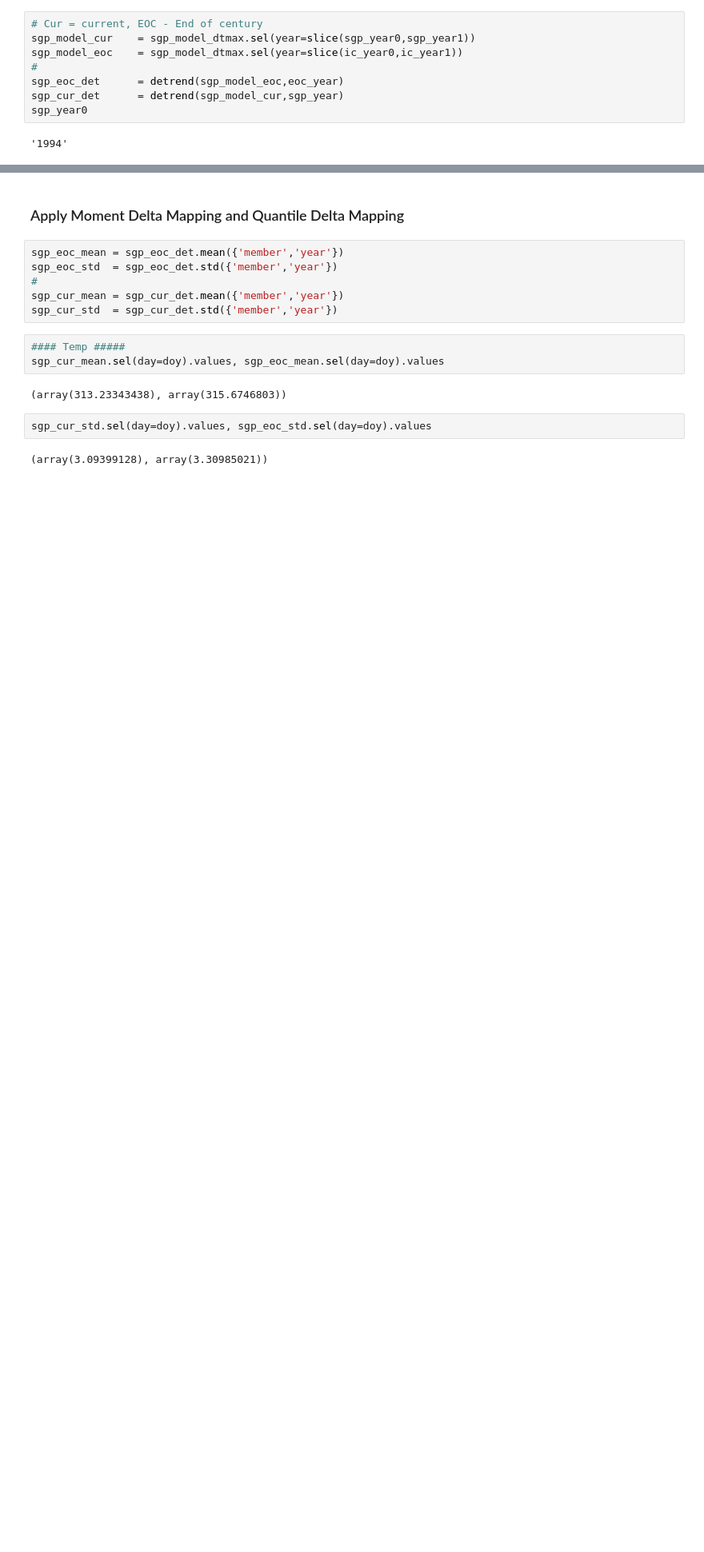
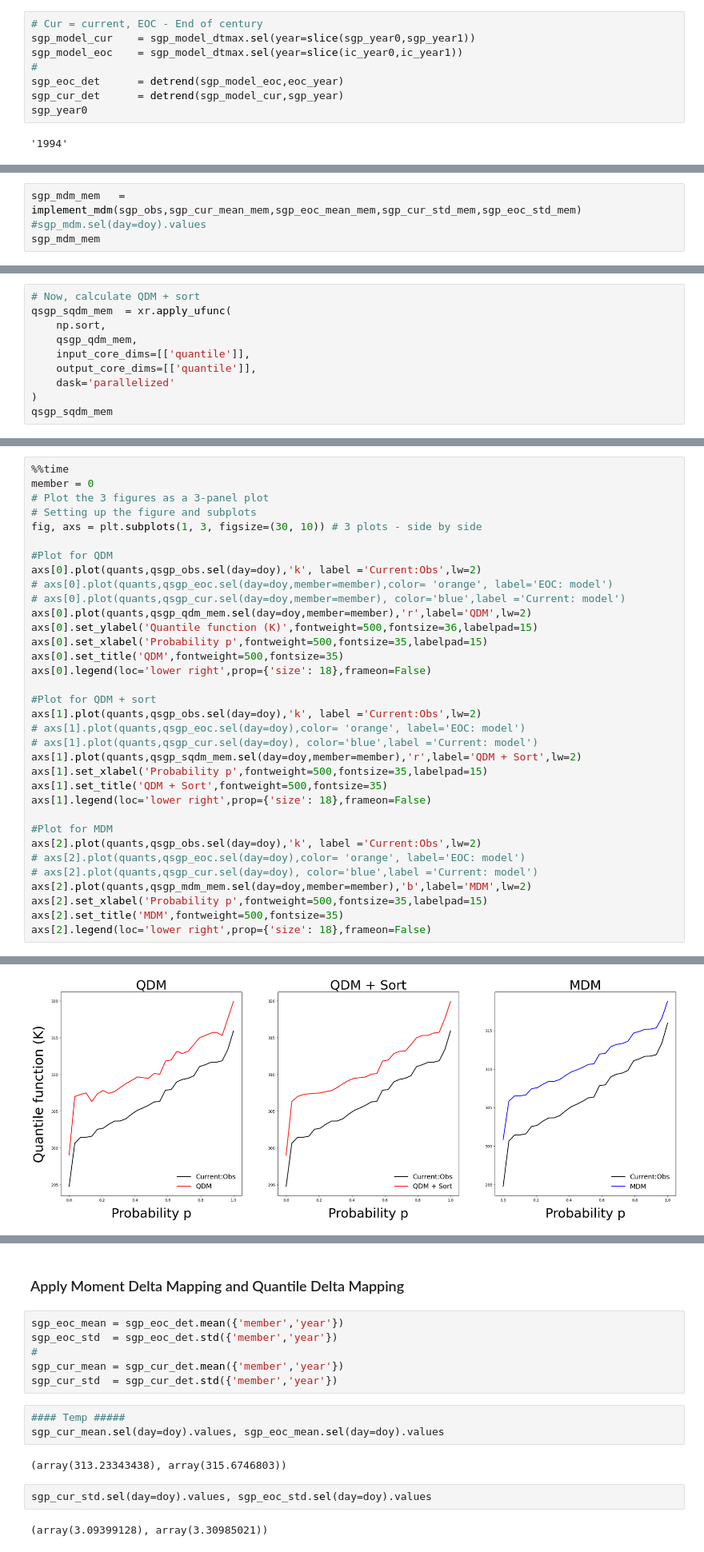
Before and after one commit to hrhampapura/moment_delta_mapping, a Jupyter notebook: lens_analysis/notebooks/SGP.ipynb, the cells around one changed output, grey strips where cells are left out. Shown at 80% size. Cells and saved outputs as stored; diff of their text form; blank space fills up the shorter version.

```diff
--- a/lens_analysis/notebooks/SGP.ipynb
+++ b/lens_analysis/notebooks/SGP.ipynb
@@ -442,0 +485,4 @@ Text(0.5, 1.0, 'CESM2 data for SGP and day = July 30')
+# %%
+sgp_mdm_mem   =   implement_mdm(sgp_obs,sgp_cur_mean_mem,sgp_eoc_mean_mem,sgp_cur_std_mem,sgp_eoc_std_mem)
+#sgp_mdm.sel(day=doy).values
+sgp_mdm_mem
@@ -442,0 +553,10 @@ Text(0.5, 1.0, 'CESM2 data for SGP and day = July 30')
+# %%
+# Now, calculate QDM + sort
+qsgp_sqdm_mem  = xr.apply_ufunc(
+    np.sort,
+    qsgp_qdm_mem,
+    input_core_dims=[['quantile']],
+    output_core_dims=[['quantile']],
+    dask='parallelized'
+)
+qsgp_sqdm_mem
@@ -442,0 +588,35 @@ Text(0.5, 1.0, 'CESM2 data for SGP and day = July 30')
+# %%
+%%time
+member = 0
+# Plot the 3 figures as a 3-panel plot
+# Setting up the figure and subplots
+fig, axs = plt.subplots(1, 3, figsize=(30, 10)) # 3 plots - side by side
+
+#Plot for QDM
+axs[0].plot(quants,qsgp_obs.sel(day=doy),'k', label ='Current:Obs',lw=2)
+# axs[0].plot(quants,qsgp_eoc.sel(day=doy,member=member),color= 'orange', label='EOC: model')
+# axs[0].plot(quants,qsgp_cur.sel(day=doy,member=member), color='blue',label ='Current: model')
+axs[0].plot(quants,qsgp_qdm_mem.sel(day=doy,member=member),'r',label='QDM',lw=2)
+axs[0].set_ylabel('Quantile function (K)',fontweight=500,fontsize=36,labelpad=15)
+axs[0].set_xlabel('Probability p',fontweight=500,fontsize=35,labelpad=15)
+axs[0].set_title('QDM',fontweight=500,fontsize=35)
+axs[0].legend(loc='lower right',prop={'size': 18},frameon=False)
+
+#Plot for QDM + sort
+axs[1].plot(quants,qsgp_obs.sel(day=doy),'k', label ='Current:Obs',lw=2)
+# axs[1].plot(quants,qsgp_eoc.sel(day=doy),color= 'orange', label='EOC: model')
+# axs[1].plot(quants,qsgp_cur.sel(day=doy), color='blue',label ='Current: model')
+axs[1].plot(quants,qsgp_sqdm_mem.sel(day=doy,member=member),'r',label='QDM + Sort',lw=2)
+axs[1].set_xlabel('Probability p',fontweight=500,fontsize=35,labelpad=15)
+axs[1].set_title('QDM + Sort',fontweight=500,fontsize=35)
+axs[1].legend(loc='lower right',prop={'size': 18},frameon=False)
+
+#Plot for MDM
+axs[2].plot(quants,qsgp_obs.sel(day=doy),'k', label ='Current:Obs',lw=2)
+# axs[2].plot(quants,qsgp_eoc.sel(day=doy),color= 'orange', label='EOC: model')
+# axs[2].plot(quants,qsgp_cur.sel(day=doy), color='blue',label ='Current: model')
+axs[2].plot(quants,qsgp_mdm_mem.sel(day=doy,member=member),'b',label='MDM',lw=2)
+axs[2].set_xlabel('Probability p',fontweight=500,fontsize=35,labelpad=15)
+axs[2].set_title('MDM',fontweight=500,fontsize=35)
+axs[2].legend(loc='lower right',prop={'size': 18},frameon=False)
+# %% [output]
@@ -442,0 +626 @@ Text(0.5, 1.0, 'CESM2 data for SGP and day = July 30')
+[figure, added]
```
Also changed, not shown: parts of 29 cells of this notebook, 2 other files.
